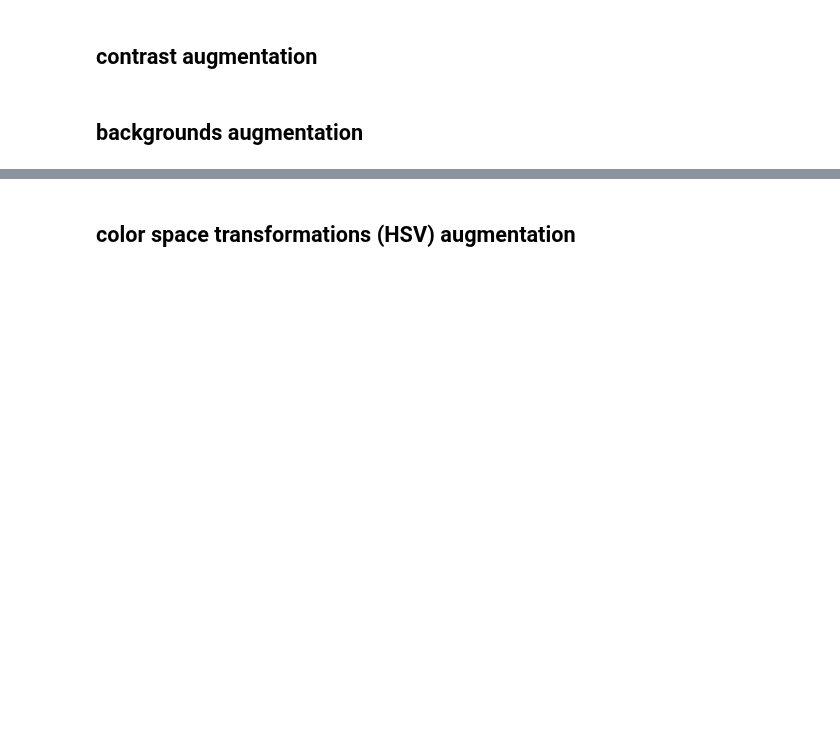
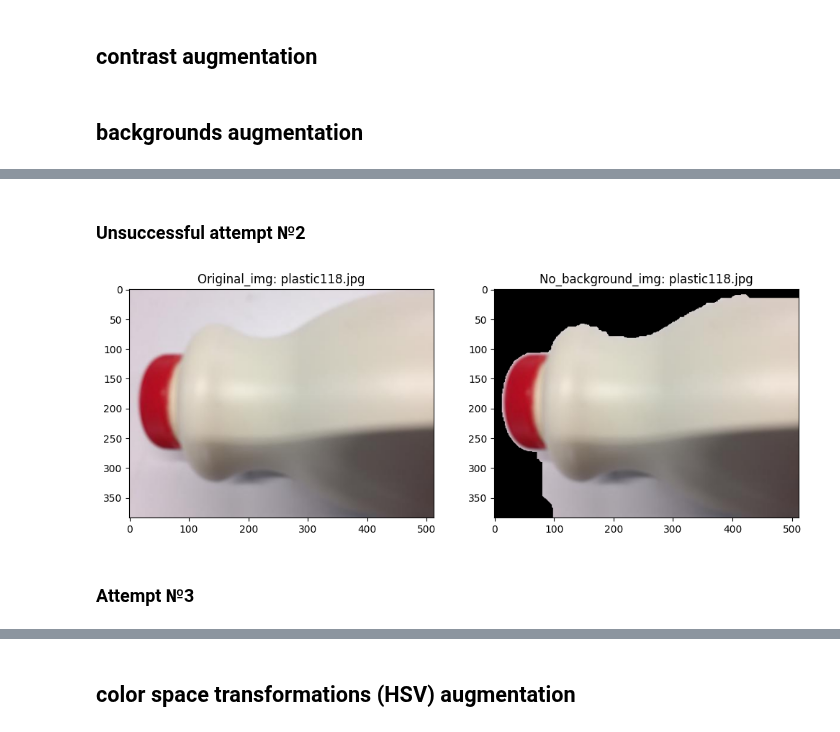
Before and after one commit to Mykhailo20/DS_Bootcamp_2023, a Jupyter notebook: Final_Project/Analysis/Augmentation_Techniques.ipynb, the cells around one changed output, grey strips where cells are left out. Cells and saved outputs as stored; diff of their text form; code cells hidden in the pictures; blank space fills up the shorter version.

Commit message:
Final_Project: Garbage Classification dataset (2.5k files, 6 classes): Implement noise addition augmentation and make several unsuccessful attempts to implement background augmentation

```diff
--- a/Final_Project/Analysis/Augmentation_Techniques.ipynb
+++ b/Final_Project/Analysis/Augmentation_Techniques.ipynb
@@ -662,3 +680,36 @@ background_image = cv2.addWeighted(background_image, alpha, np.zeros_like(backgr
 augmented_image = cv2.addWeighted(background_image, 1, garbage_image, 1, 0)
 
 display_image(augmented_image, title=background_image_names[0])
+# %% [markdown]
+### Unsuccessful attempt №2
+# %%
+image = images[4]
+image_name = image_filenames[4]
+
+# Remove the background
+# Create a mask initialized with zeros
+mask = np.zeros(image.shape[:2],np.uint8)
+
+# Create the foreground and background models for GrabCut
+bgdModel = np.zeros((1,65),np.float64)
+fgdModel = np.zeros((1,65),np.float64)
+
+# Define a rectangle around the object to help GrabCut segment the image
+rect = (10, 10, image.shape[1]-10, image.shape[0]-10)
+
+# Apply GrabCut algorithm
+cv2.grabCut(image, mask, rect, bgdModel, fgdModel, 5, cv2.GC_INIT_WITH_RECT)
+
+# Modify the mask to create a binary mask for the foreground
+mask2 = np.where((mask==2)|(mask==0),0,1).astype('uint8')
+
+# Multiply the original image with the binary mask to get the foreground
+result = image * mask2[:, :, np.newaxis]
+
+display_original_augmented_img(original_img=image, augmented_img=result,
+                                   original_title=f"Original_img: {image_name}",
+                                   augmented_title=f"No_background_img: {image_name}")
+# %% [output]
+[figure, added]
+# %% [markdown]
+### Attempt №3
```
Also changed, not shown: parts of 7 cells of this notebook.
